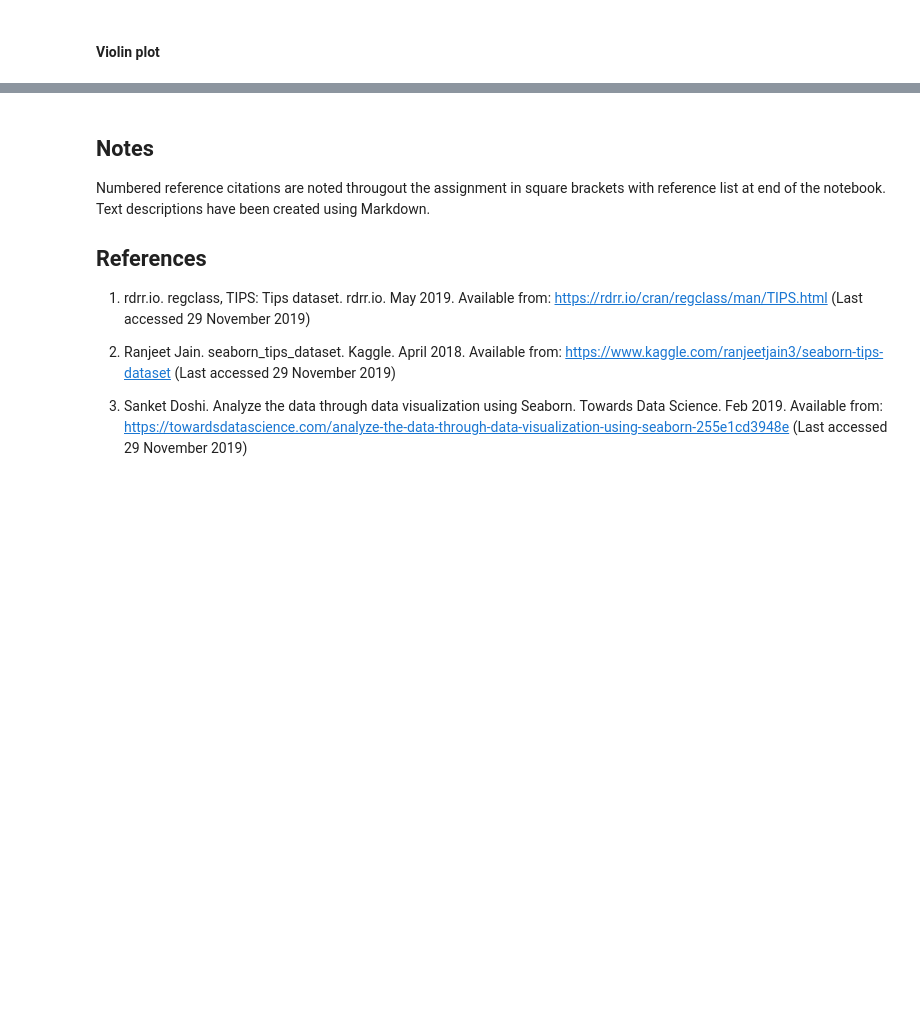
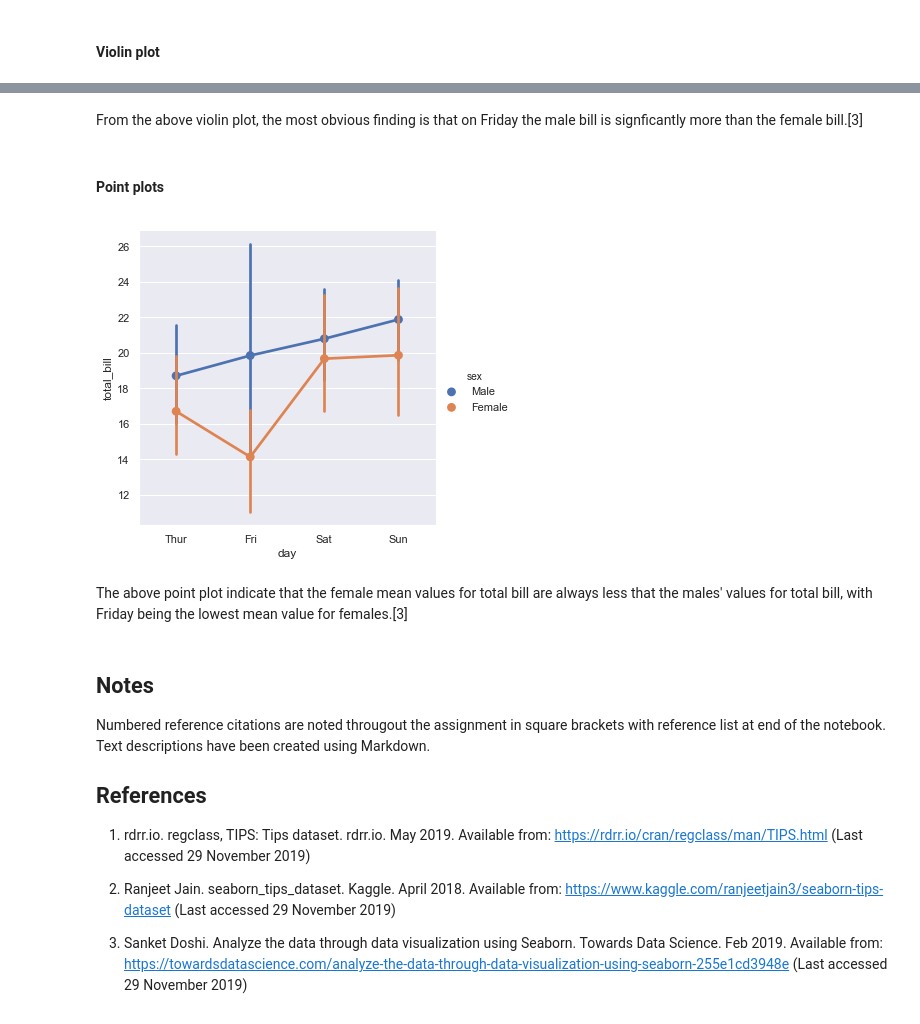
Before and after one commit to zaraquail/Tips-data-set-Fundamentals-of-Data-Analysis-Assessment-2019, a Jupyter notebook: Tips data set assignment.ipynb, the cells around one changed output, grey strips where cells are left out. Cells and saved outputs as stored; diff of their text form; code cells hidden in the pictures; blank space fills up the shorter version.

```diff
--- a/Tips data set assignment.ipynb
+++ b/Tips data set assignment.ipynb
@@ -288,3 +310,15 @@ sns.catplot(x="day", y="total_bill", hue="sex", kind="violin", data=tips);
+# %% [markdown]
+From the above violin plot, the most obvious finding is that on Friday the male bill is signficantly more than the female bill.[3]
+# %% [markdown]
+#### Point plots
+# %%
+# Point plot for mean values.[3]
+
+sns.catplot(x="day", y="total_bill", hue="sex", kind="point", data=tips);
+# %% [output]
+[figure, added]
+# %% [markdown]
+The above point plot indicate that the female mean values for total bill are always less that the males' values for total bill, with Friday being the lowest mean value for females.[3]
 # %% [markdown]
 ## Notes
 
```
Also changed, not shown: parts of 5 cells of this notebook.
